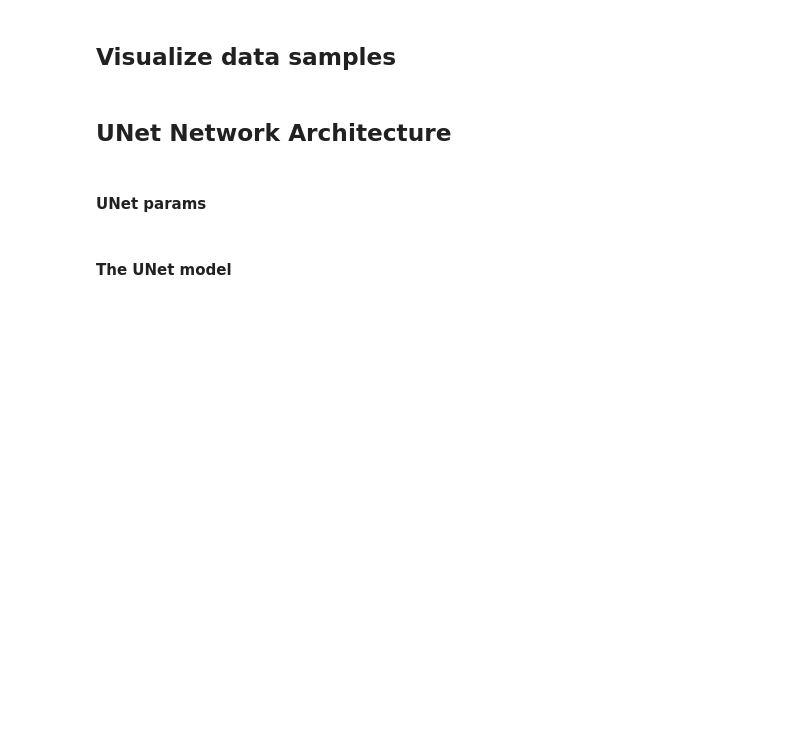
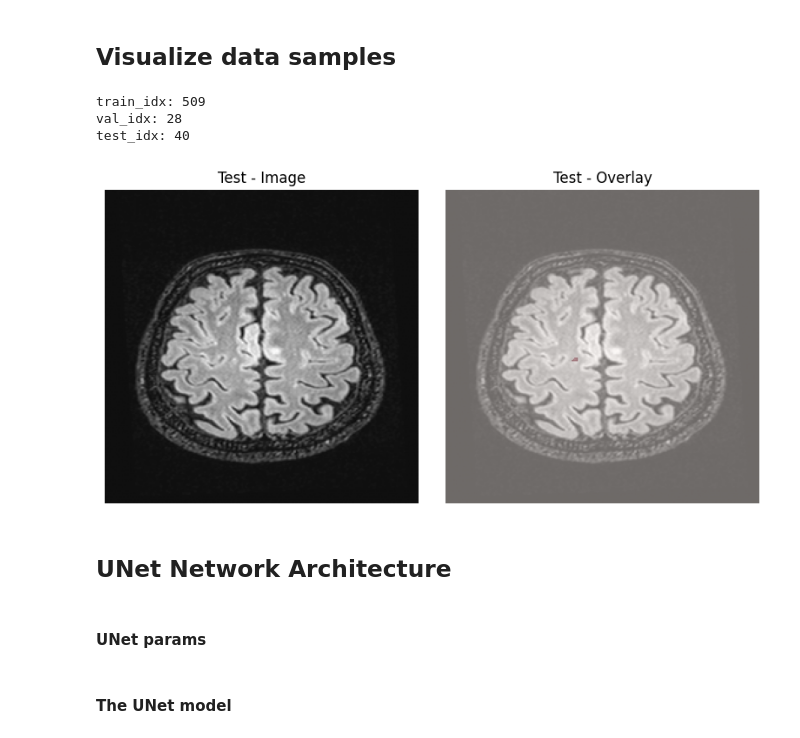
Before and after one commit to lucas-science/SEP_segmentation, a Jupyter notebook: version_image.ipynb, the cells around one changed output. Cells and saved outputs as stored; diff of their text form; code cells hidden in the pictures; blank space fills up the shorter version.

```diff
--- a/version_image.ipynb
+++ b/version_image.ipynb
@@ -213,35 +308,40 @@ test_idx = np.random.randint(len(test_dataset))
 print("train_idx:", train_idx)
 print("val_idx:", val_idx)
 print("test_idx:", test_idx)
 
 def plot_slice(dataset, index, dataset_name):
     batch_data = dataset[index]
     image, label = batch_data[0].to(device), batch_data[1].to(device)
 
     # Conversion en numpy
     image = image.squeeze().detach().cpu().numpy()
     label = label.squeeze().detach().cpu().numpy()
 
     image = (image + 1) / 2.0  # Normaliser [0,1]
 
     fig, axes = plt.subplots(1, 2, figsize=(8, 4))
 
     axes[0].imshow(image, cmap='gray')
     axes[0].set_title(f"{dataset_name} - Image")
     axes[0].axis('off')
 
     axes[1].imshow(image, cmap='gray')
     axes[1].imshow(label, cmap='Reds', alpha=0.4)
     axes[1].set_title(f"{dataset_name} - Overlay")
     axes[1].axis('off')
 
     plt.tight_layout()
     plt.show()
 
 # 🔥 Afficher séparément
-plot_slice(train_dataset, train_idx, dataset_name="Training")
+#plot_slice(train_dataset, train_idx, dataset_name="Training")
 #plot_slice(val_dataset, val_idx, dataset_name="Validation")
-#plot_slice(test_dataset, test_idx, dataset_name="Test")
+plot_slice(test_dataset, test_idx, dataset_name="Test")
+# %% [output]
+train_idx: 509
+val_idx: 28
+test_idx: 40
+[figure, added]
 # %% [markdown]
 ## UNet Network Architecture
 # %% [markdown]
```
Also changed, not shown: parts of 14 cells of this notebook, 6 other files.
